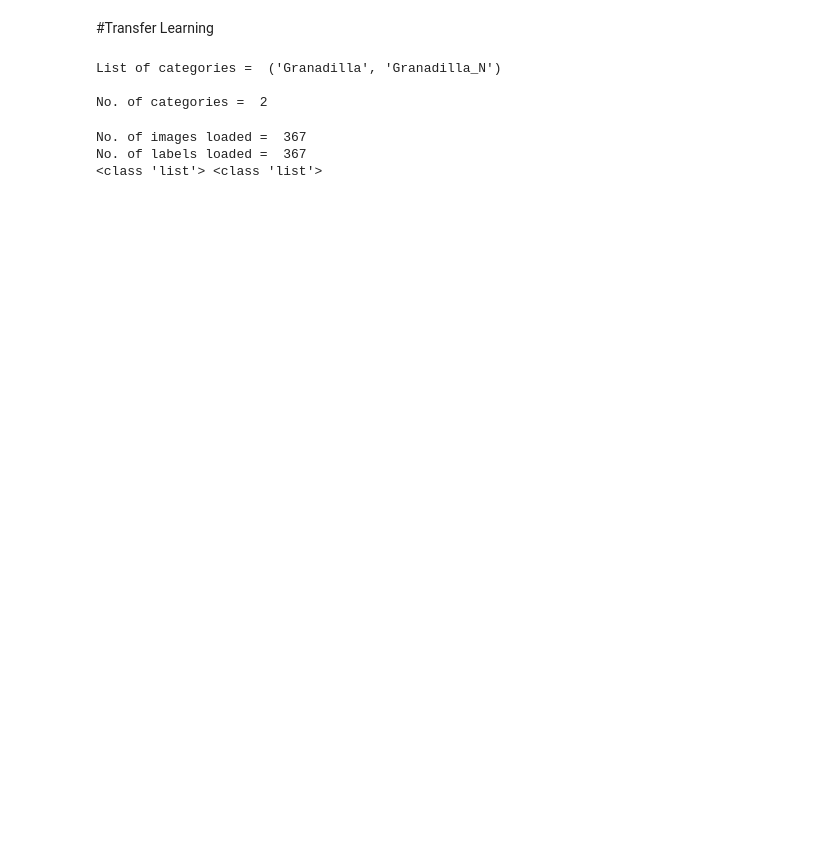
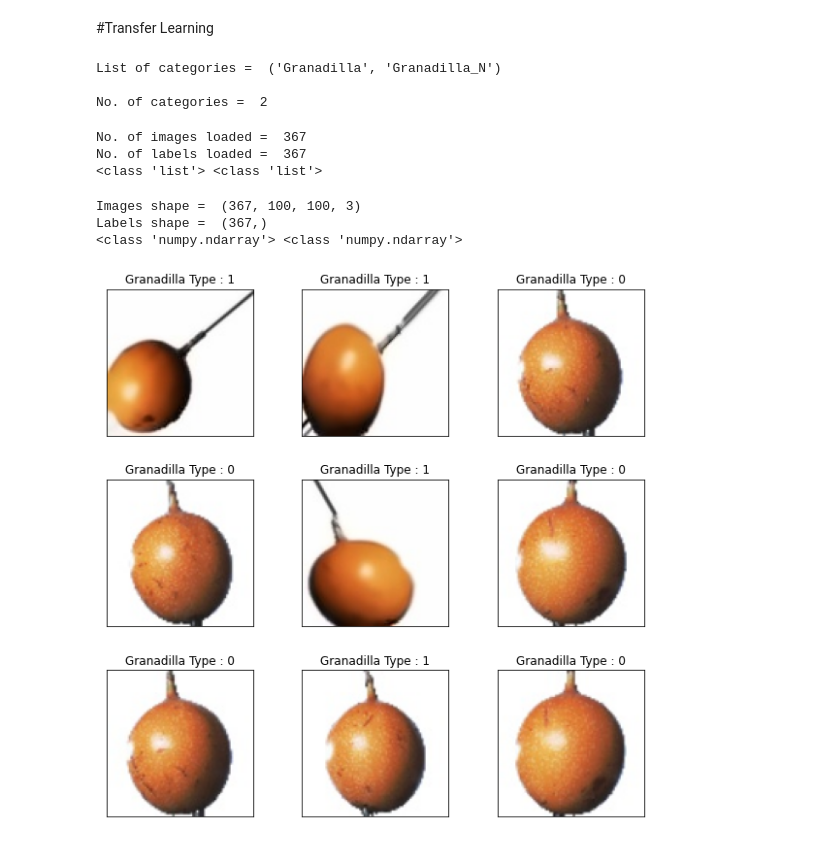
Before and after one commit to Dyllnrz/Lab1RazaGuaman, a Jupyter notebook: Guaman_Raza_TL.ipynb, the cells around one changed output. Cells and saved outputs as stored; diff of their text form; code cells hidden in the pictures; blank space fills up the shorter version.

```diff
--- a/Guaman_Raza_TL.ipynb
+++ b/Guaman_Raza_TL.ipynb
@@ -55,3 +55,37 @@ print(type(images),type(labels))
 No. of images loaded =  367
 No. of labels loaded =  367
 <class 'list'> <class 'list'>
+# %%
+'''Conteo de totalidad de imágenes y sus dimensiones'''
+images = np.array(images)
+labels = np.array(labels)
+
+print("Images shape = ",images.shape,"\nLabels shape = ",labels.shape)
+print(type(images),type(labels))
+# %% [output]
+Images shape =  (367, 100, 100, 3)
+Labels shape =  (367,)
+<class 'numpy.ndarray'> <class 'numpy.ndarray'>
+# %%
+'''Toma randómica de imágenes del dataset correspondientes a
+   cada tipo de granadilla'''
+def display_rand_images(images, labels):
+    plt.figure(1 , figsize = (10 , 10))
+    n = 0
+    for i in range(9):
+        n += 1
+        r = np.random.randint(0 , images.shape[0] , 1)
+
+        plt.subplot(3 , 3 , n)
+        plt.subplots_adjust(hspace = 0.3 , wspace = 0.3)
+        plt.imshow(images[r[0]])
+
+        plt.title('Granadilla Type : {}'.format(labels[r[0]]))
+        plt.xticks([])
+        plt.yticks([])
+
+    plt.show()
+
+display_rand_images(images, labels)
+# %% [output]
+[figure, added]
```
Also changed, not shown: parts of 2 cells of this notebook.
